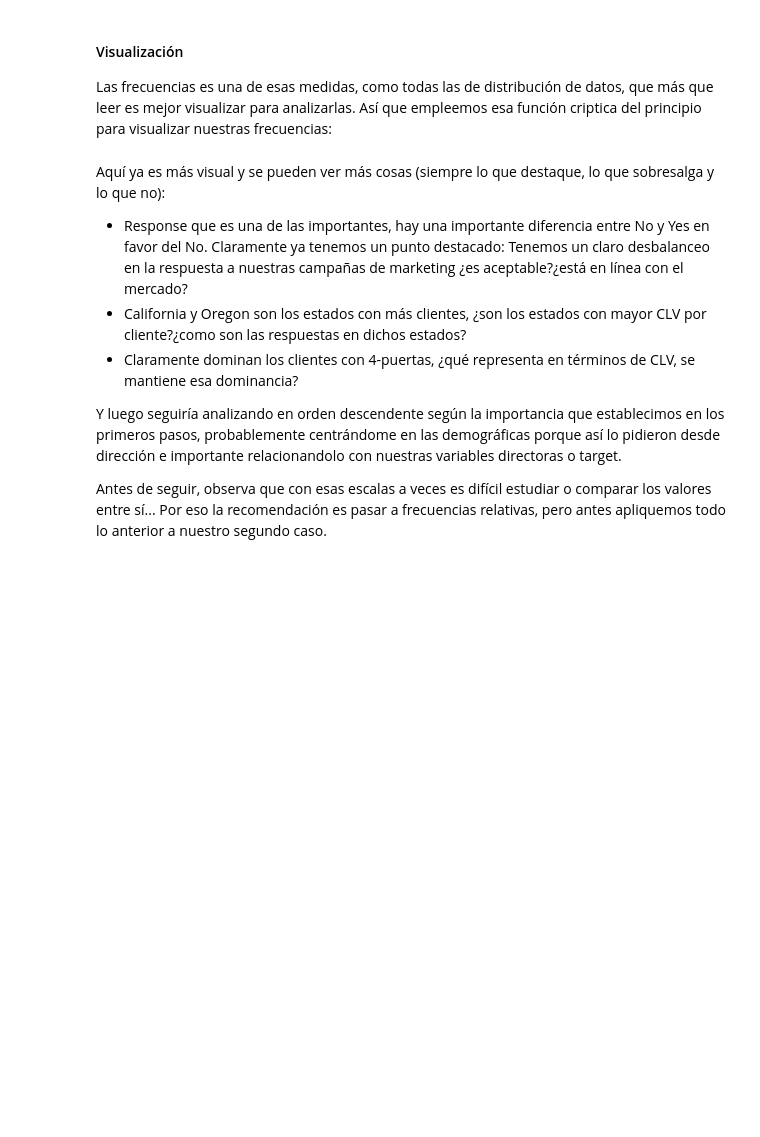
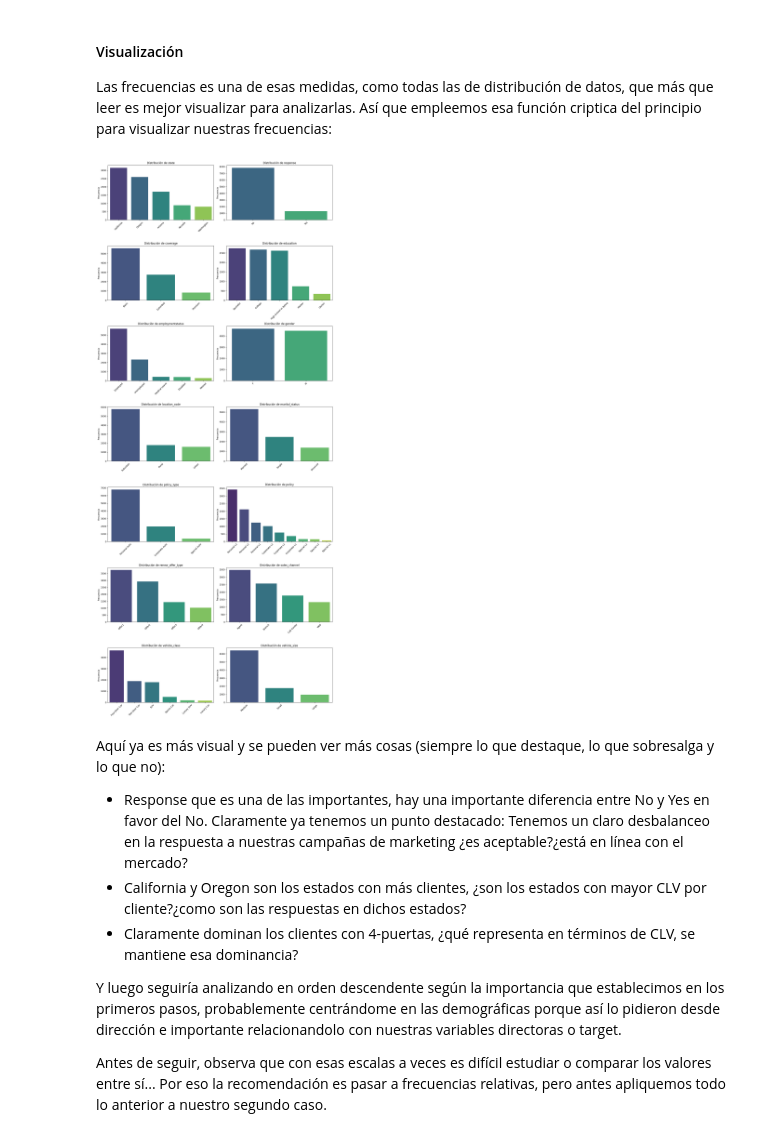
Before and after one commit to Cmonzon-94/ONLINE_DS_THEBRIDGE_Cmonzon, a Jupyter notebook: 03_Analisis_de_Datos/Sprint_07/Unidad_01_Analisis__Univariante/03_Frecuencias.ipynb, the cells around one changed output. Drawn from its saved outputs; the diff is of its cells as text; code cells hidden in the pictures; blank space fills up the shorter version.

```diff
--- a/03_Analisis_de_Datos/Sprint_07/Unidad_01_Analisis__Univariante/03_Frecuencias.ipynb
+++ b/03_Analisis_de_Datos/Sprint_07/Unidad_01_Analisis__Univariante/03_Frecuencias.ipynb
@@ -86,6 +109,10 @@ Así de primeras parece que las modas (salvo en el caso del género) son represe
 #### Visualización
 
 Las frecuencias es una de esas medidas, como todas las de distribución de datos, que más que leer es mejor visualizar para analizarlas. Así que empleemos esa función criptica del principio para visualizar nuestras frecuencias:
+# %%
+pinta_distribucion_categoricas(df_seguros, categoricas_seguros)
+# %% [output]
+[figure, added]
 # %% [markdown]
 Aquí ya es más visual y se pueden ver más cosas (siempre lo que destaque, lo que sobresalga y lo que no):
 
```
Also changed, not shown: parts of 3 cells of this notebook.
